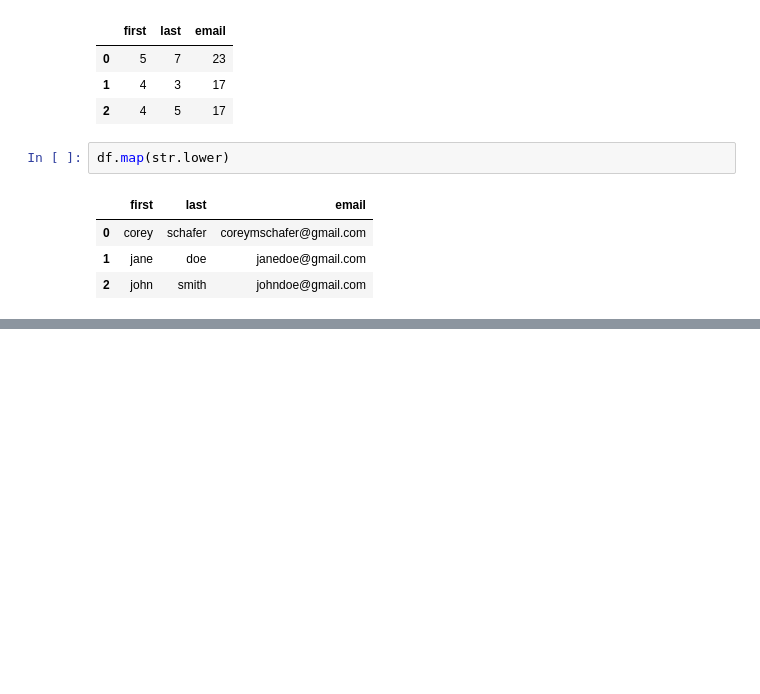
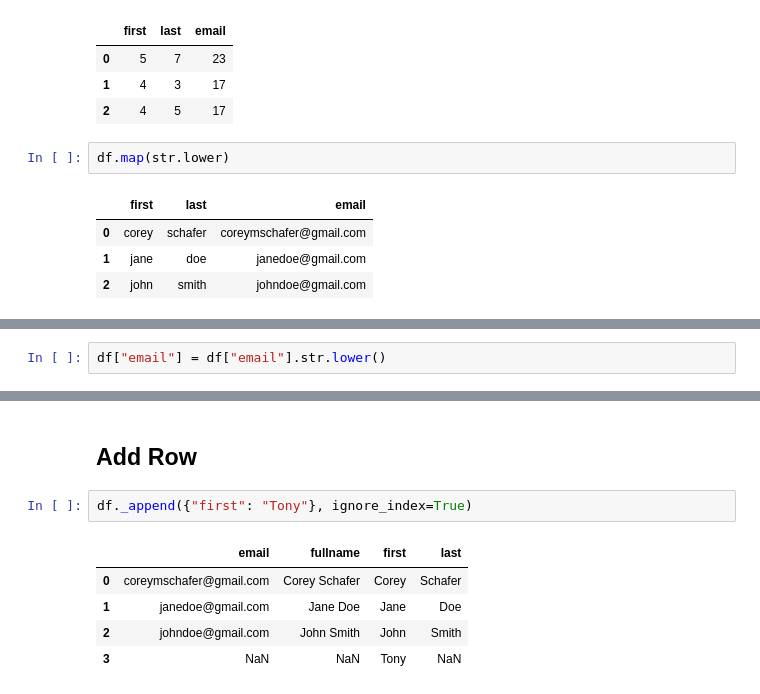
Before and after one commit to barissucuoglu/Data-Science-Playground, a Jupyter notebook: Pandas/Snippets.ipynb, the cells around one changed output, grey strips where cells are left out. Cells and saved outputs as stored; diff of their text form; blank space fills up the shorter version.

```diff
--- a/Pandas/Snippets.ipynb
+++ b/Pandas/Snippets.ipynb
@@ -157,0 +178,2 @@ df["firs"]
+# %%
+df["email"] = df["email"].str.lower()
@@ -157,0 +223,10 @@ df["firs"]
+# %% [markdown]
+## Add Row
+# %%
+df._append({"first": "Tony"}, ignore_index=True)
+# %% [output]
+|  | email | fullname | first | last |
+| 0 | coreymschafer@gmail.com | Corey Schafer | Corey | Schafer |
+| 1 | janedoe@gmail.com | Jane Doe | Jane | Doe |
+| 2 | johndoe@gmail.com | John Smith | John | Smith |
+| 3 | NaN | NaN | Tony | NaN |
```
Also changed, not shown: parts of 20 cells of this notebook, 1 other file.
